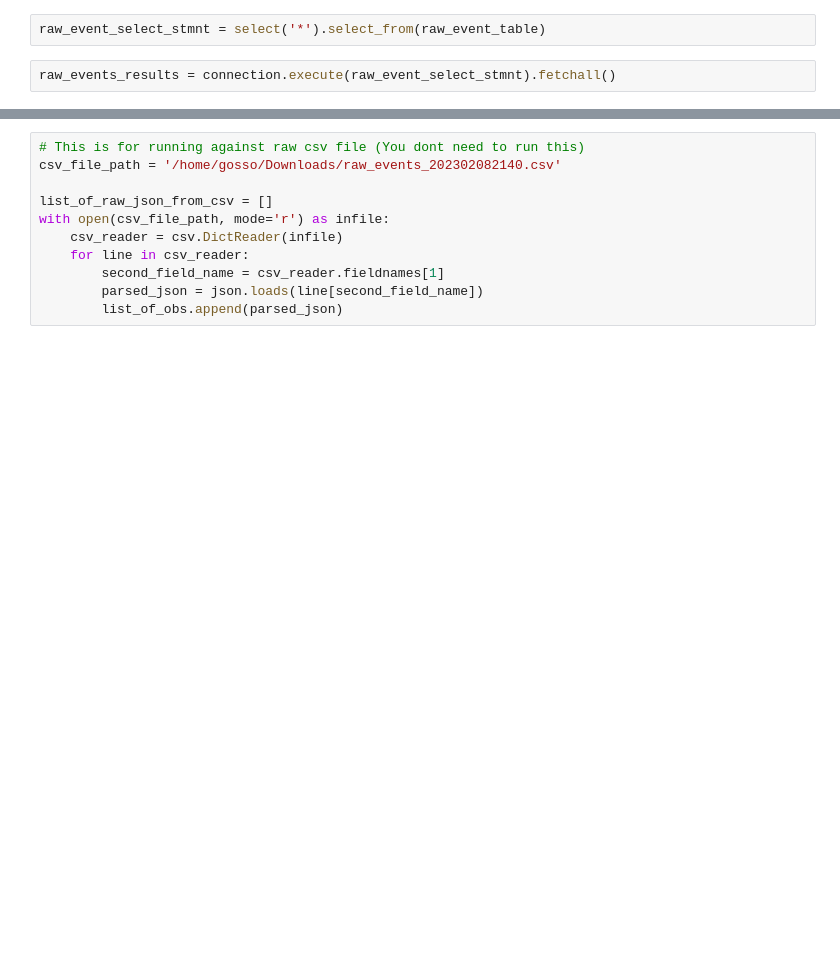
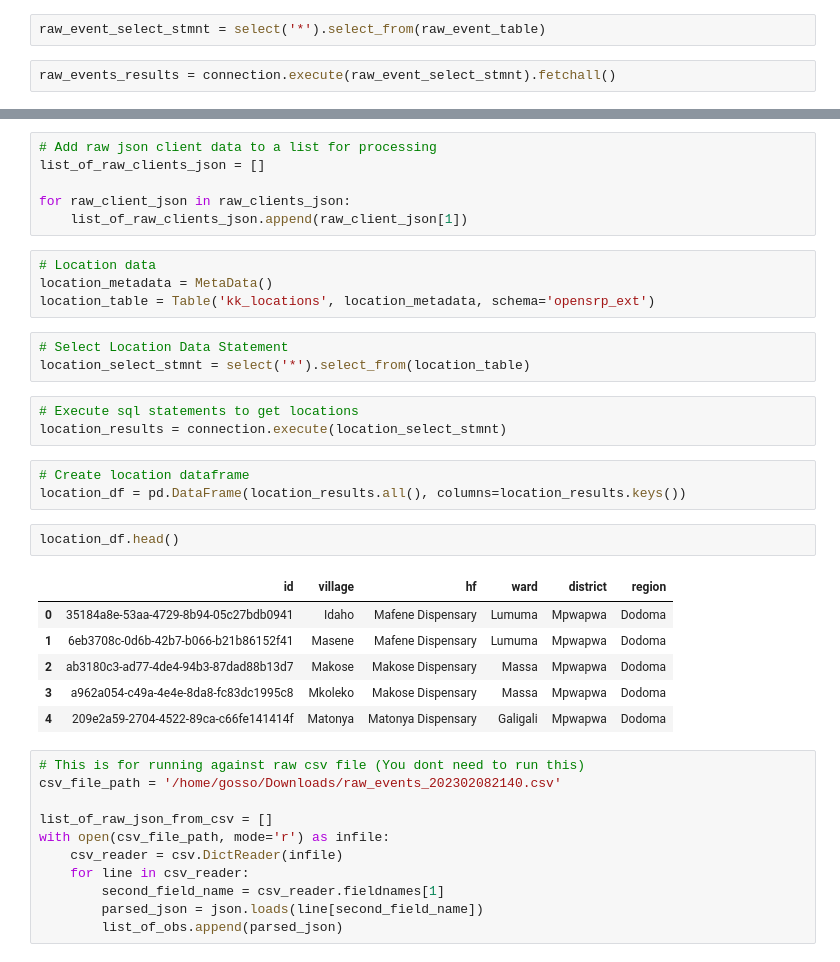
Before and after one commit to gosso22/flattening-opensrp-events, a Jupyter notebook: KizaziDataNotebook.ipynb, the cells around one changed output, grey strips where cells are left out. Drawn from its saved outputs; the diff is of its cells as text; blank space fills up the shorter version.

Commit message:
Implemented raw client json flattening.

```diff
--- a/KizaziDataNotebook.ipynb
+++ b/KizaziDataNotebook.ipynb
@@ -26,3 +63,31 @@ for raw_json in raw_events_results:
+# %%
+# Add raw json client data to a list for processing
+list_of_raw_clients_json = []
+
+for raw_client_json in raw_clients_json:
+    list_of_raw_clients_json.append(raw_client_json[1])
+# %%
+# Location data
+location_metadata = MetaData()
+location_table = Table('kk_locations', location_metadata, schema='opensrp_ext')
+# %%
+# Select Location Data Statement
+location_select_stmnt = select('*').select_from(location_table)
+# %%
+# Execute sql statements to get locations
+location_results = connection.execute(location_select_stmnt)
+# %%
+# Create location dataframe
+location_df = pd.DataFrame(location_results.all(), columns=location_results.keys())
+# %%
+location_df.head()
+# %% [output]
+|  | id | village | hf | ward | district | region |
+| 0 | 35184a8e-53aa-4729-8b94-05c27bdb0941 | Idaho | Mafene Dispensary | Lumuma | Mpwapwa | Dodoma |
+| 1 | 6eb3708c-0d6b-42b7-b066-b21b86152f41 | Masene | Mafene Dispensary | Lumuma | Mpwapwa | Dodoma |
+| 2 | ab3180c3-ad77-4de4-94b3-87dad88b13d7 | Makose | Makose Dispensary | Massa | Mpwapwa | Dodoma |
+| 3 | a962a054-c49a-4e4e-8da8-fc83dc1995c8 | Mkoleko | Makose Dispensary | Massa | Mpwapwa | Dodoma |
+| 4 | 209e2a59-2704-4522-89ca-c66fe141414f | Matonya | Matonya Dispensary | Galigali | Mpwapwa | Dodoma |
 # %%
 # This is for running against raw csv file (You dont need to run this)
 csv_file_path = '/home/gosso/Downloads/raw_events_202302082140.csv'
```
Also changed, not shown: parts of 12 cells of this notebook.
